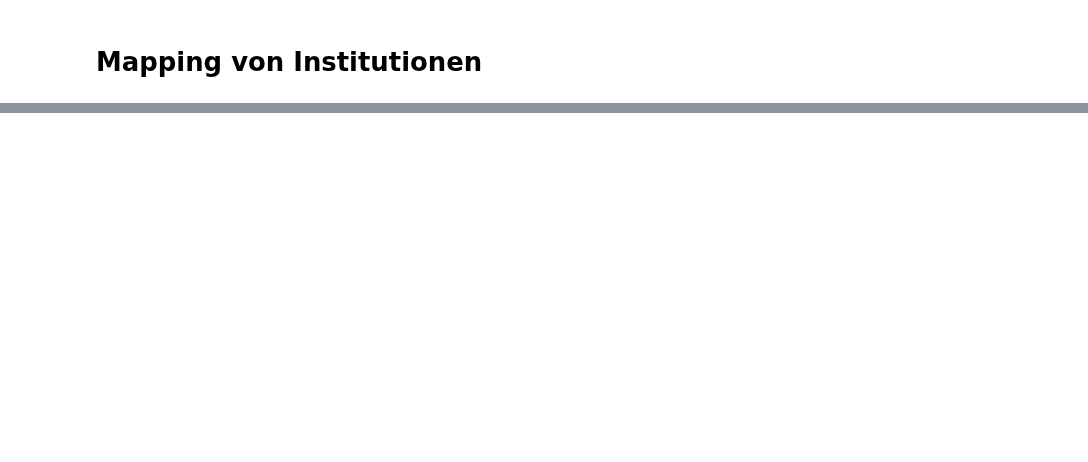
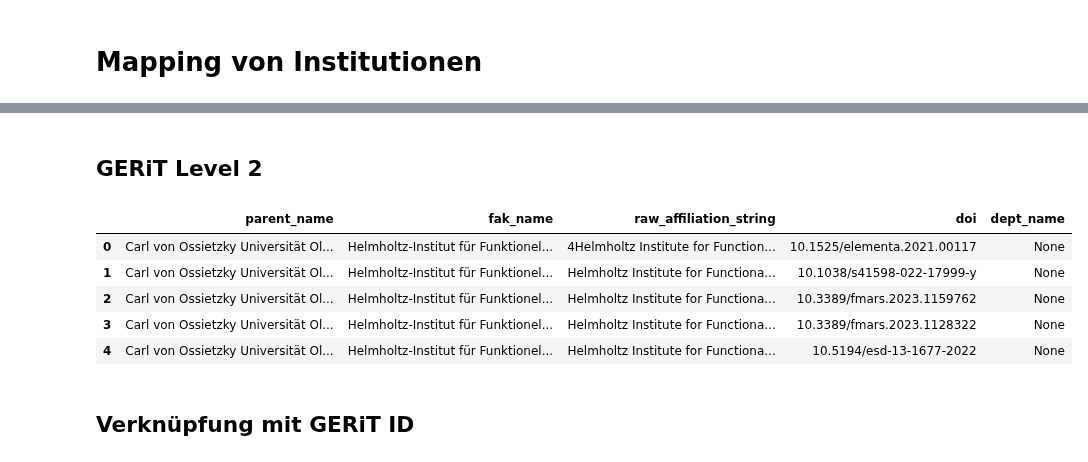
Before and after one commit to naustica/lower_saxony_institutions, a Jupyter notebook: notebooks/Mapping.ipynb, the cells around one changed output, grey strips where cells are left out. Saved outputs shown, nothing was run; the diff lists cells and outputs as text; code cells hidden in the pictures; blank space fills up the shorter version.

```diff
--- a/notebooks/Mapping.ipynb
+++ b/notebooks/Mapping.ipynb
@@ -315,0 +316,2 @@ map_df.sample(10)
+# %% [markdown]
+## GERiT Level 2
@@ -315,0 +375,53 @@ map_df.sample(10)
+# %%
+MAPPING_DICT_DEPT = {
+    'Technische Universität Clausthal': CLAUSTHAL_DEPT_MAPPING,
+    'Hochschule Emden/Leer': EMDEN_DEPT_MAPPING,
+    'Georg-August-Universität Göttingen': GAU_DEPT_MAPPING,
+    'HAWK Hochschule für angewandte Wissenschaft und Kunst': HAWK_DEPT_MAPPING,
+    #'Hochschule für Bildende Künste Braunschweig': HBK_DEPT_MAPPING,
+    'Stiftung Universität Hildesheim': HILDESHEIM_DEPT_MAPPING,
+    #'Hochschule für Musik, Theater und Medien Hannover': HMTMH_DEPT_MAPPING,
+    'Hochschule Hannover': HSH_DEPT_MAPPING,
+    'Hochschule Osnabrück': HSOSNABRÜCK_DEPT_MAPPING,
+    'Jade Hochschule Wilhelmshaven/Oldenburg/Elsfleth': JADE_DEPT_MAPPING,
+    'Gottfried Wilhelm Leibniz Universität Hannover': LEIBNIZ_DEPT_MAPPING,
+    'Leuphana Universität Lüneburg': LEUPHANA_DEPT_MAPPING,
+    'Medizinische Hochschule Hannover (MHH)': MHH_DEPT_MAPPING,
+    'Carl von Ossietzky Universität Oldenburg': OLDENBURG_DEPT_MAPPING,
+    'Ostfalia Hochschule für angewandte Wissenschaften': OSTFALIA_DEPT_MAPPING,
+    #'Stiftung Tierärztliche Hochschule Hannover': TIHO_DEPT_MAPPING,
+    'Technische Universität Braunschweig': TUBRAUNSCHWEIG_DEPT_MAPPING,
+    'Universität Osnabrück': UOSNABRÜCK_DEPT_MAPPING,
+    'Universität Vechta': VECHTA_DEPT_MAPPING
+}
+# %%
+def map_dept(row: pd.Series, mapping_dict: dict) -> Union[str, None]:
+
+    address = row['raw_affiliation_string']
+    faculty = row['fak_name']
+
+
+    if faculty in mapping_dict:
+        for k, v in mapping_dict.get(faculty).items():
+            pattern = re.compile(r'|'.join(v), re.IGNORECASE)
+            res = bool(pattern.search(address))
+            if res:
+                return k
+        return None
+    else:
+        return None
+# %%
+for k, v in MAPPING_DICT_DEPT.items():
+    map_df.loc[map_df['parent_name'] == k, 'dept_name'] = \
+        map_df.loc[map_df['parent_name'] == k].apply(map_dept, axis=1, mapping_dict=v)
+# %%
+map_df.head(5)
+# %% [output]
+|  | parent_name | fak_name | raw_affiliation_string | doi | dept_name |
+| 0 | Carl von Ossietzky Universität Ol... | Helmholtz-Institut für Funktionel... | 4Helmholtz Institute for Function... | 10.1525/elementa.2021.00117 | None |
+| 1 | Carl von Ossietzky Universität Ol... | Helmholtz-Institut für Funktionel... | Helmholtz Institute for Functiona... | 10.1038/s41598-022-17999-y | None |
+| 2 | Carl von Ossietzky Universität Ol... | Helmholtz-Institut für Funktionel... | Helmholtz Institute for Functiona... | 10.3389/fmars.2023.1159762 | None |
+| 3 | Carl von Ossietzky Universität Ol... | Helmholtz-Institut für Funktionel... | Helmholtz Institute for Functiona... | 10.3389/fmars.2023.1128322 | None |
+| 4 | Carl von Ossietzky Universität Ol... | Helmholtz-Institut für Funktionel... | Helmholtz Institute for Functiona... | 10.5194/esd-13-1677-2022 | None |
+# %% [markdown]
+## Verknüpfung mit GERiT ID
```
Also changed, not shown: parts of 41 cells of this notebook, 36 other files.
